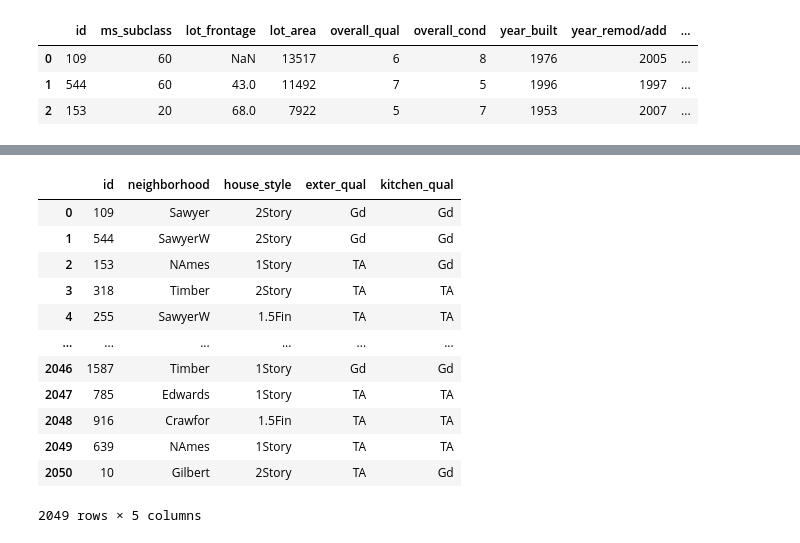
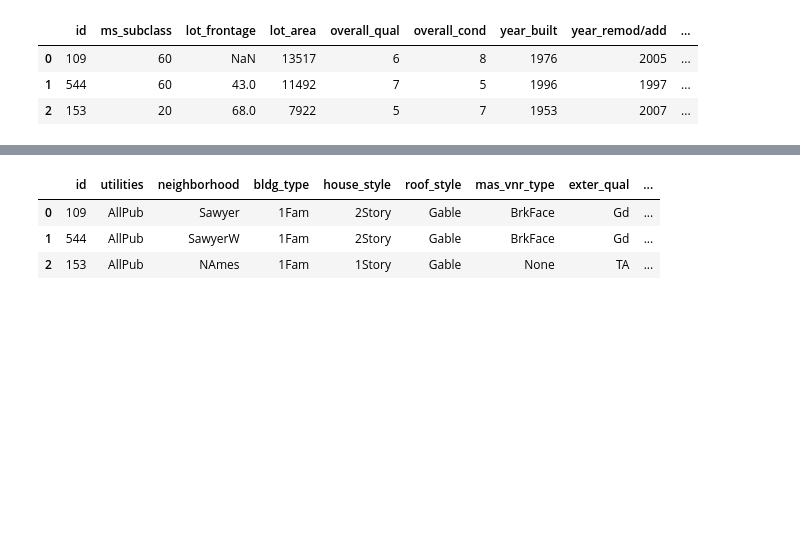
Before and after one commit to emilygama/Project-2-LassoCV-Modeling, a Jupyter notebook: code/04_Insights_and_Final_Visualizations.ipynb, the cells around one changed output, grey strips where cells are left out. Saved outputs shown, nothing was run; the diff lists cells and outputs as text; code cells hidden in the pictures; blank space fills up the shorter version.

```diff
--- a/code/04_Insights_and_Final_Visualizations.ipynb
+++ b/code/04_Insights_and_Final_Visualizations.ipynb
@@ -51,10 +42,5 @@ Length: 81, dtype: object
 # %%
 df_house.columns = df_house.columns.str.lower().str.replace(' ', '_')
 # %%
-df_house.drop(columns=['alley',
-                 'fireplace_qu',
-                 'pool_qc',
-                 'fence',
-                 'misc_feature',
-                 'pid'], inplace=True)
+df_house.drop(columns=['pid'], inplace=True)
 # %%
@@ -108,18 +63,35 @@ df_cat = df_house[['id', 'neighborhood', 'house_style', 'exter_qual', 'kitchen_q
+# %%
+df_cat = df_house[['id',
+                   'utilities',
+                   'neighborhood',
+                   'bldg_type',
+                   'house_style',
+                   'roof_style',
+                   'mas_vnr_type',
+                   'exter_qual',
+                   'exter_cond',
+                   'foundation',
+                   'bsmt_qual',
+                   'bsmt_cond',
+                   'kitchen_qual',
+                   'functional',
+                   'garage_type',
+                   'garage_finish',
+                   'garage_qual',
+                   'garage_cond',
+                   'paved_drive',
+                   'alley',
+                   'fireplace_qu',
+                   'pool_qc',
+                   'fence',
+                   'misc_feature'
+                   ]]
 # %%
-df_cat
+df_cat.head(3)
 # %% [output]
-|  | id | neighborhood | house_style | exter_qual | kitchen_qual |
-| 0 | 109 | Sawyer | 2Story | Gd | Gd |
-| 1 | 544 | SawyerW | 2Story | Gd | Gd |
-| 2 | 153 | NAmes | 1Story | TA | Gd |
-| 3 | 318 | Timber | 2Story | TA | TA |
-| 4 | 255 | SawyerW | 1.5Fin | TA | TA |
-| ... | ... | ... | ... | ... | ... |
-| 2046 | 1587 | Timber | 1Story | Gd | Gd |
-| 2047 | 785 | Edwards | 1Story | TA | TA |
-| 2048 | 916 | Crawfor | 1.5Fin | TA | TA |
-| 2049 | 639 | NAmes | 1Story | TA | TA |
-| 2050 | 10 | Gilbert | 2Story | TA | Gd |
+|  | id | utilities | neighborhood | bldg_type | house_style | roof_style | mas_vnr_type | exter_qual | ... |
+| 0 | 109 | AllPub | Sawyer | 1Fam | 2Story | Gable | BrkFace | Gd | ... |
+| 1 | 544 | AllPub | SawyerW | 1Fam | 2Story | Gable | BrkFace | Gd | ... |
+| 2 | 153 | AllPub | NAmes | 1Fam | 1Story | Gable | None | TA | ... |
-2049 rows × 5 columns
 # %%
 df_combined = pd.merge(left = df_nums, right = df_cat, how = 'inner')
```
Also changed, not shown: parts of 77 cells of this notebook, 14 other files.
